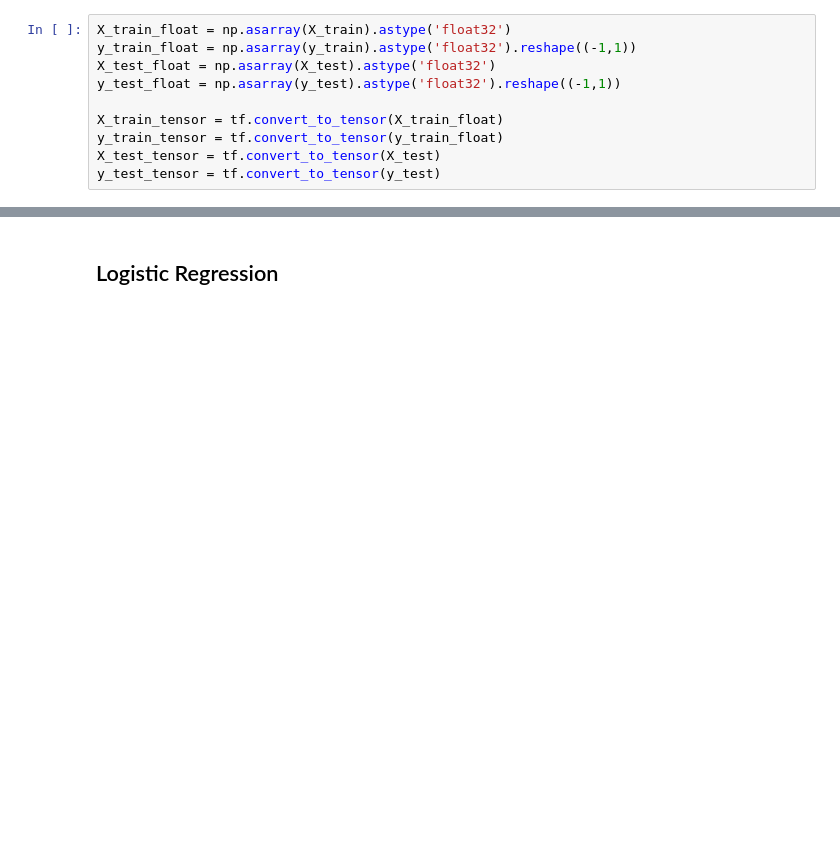
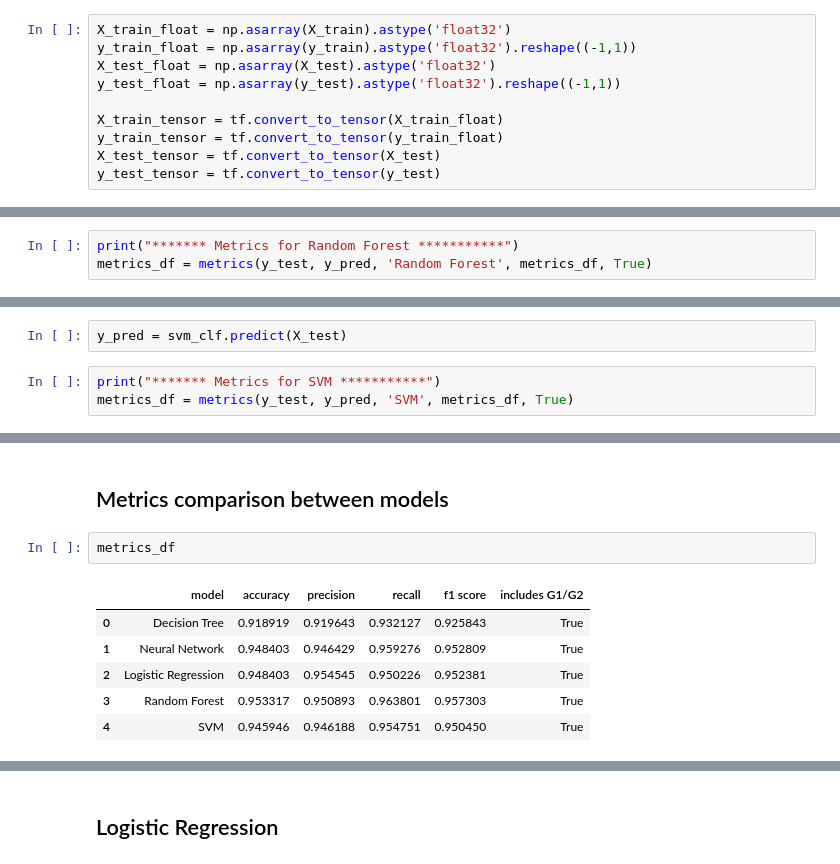
Before and after one commit to rohitRaikhy/Data-Mining---Student-Predictions, a Jupyter notebook: Student_Performance_Models.ipynb, the cells around one changed output, grey strips where cells are left out. Drawn from its saved outputs; the diff is of its cells as text; blank space fills up the shorter version.

```diff
--- a/Student_Performance_Models.ipynb
+++ b/Student_Performance_Models.ipynb
@@ -596,0 +651,3 @@ Confusion Matrix:
+# %%
+print("******* Metrics for Random Forest ***********")
+metrics_df = metrics(y_test, y_pred, 'Random Forest', metrics_df, True)
@@ -596,0 +687,5 @@ Confusion Matrix:
+# %%
+y_pred = svm_clf.predict(X_test)
+# %%
+print("******* Metrics for SVM ***********")
+metrics_df = metrics(y_test, y_pred, 'SVM', metrics_df, True)
@@ -596,0 +713,11 @@ Confusion Matrix:
+# %% [markdown]
+## Metrics comparison between models
+# %%
+metrics_df
+# %% [output]
+|  | model | accuracy | precision | recall | f1 score | includes G1/G2 |
+| 0 | Decision Tree | 0.918919 | 0.919643 | 0.932127 | 0.925843 | True |
+| 1 | Neural Network | 0.948403 | 0.946429 | 0.959276 | 0.952809 | True |
+| 2 | Logistic Regression | 0.948403 | 0.954545 | 0.950226 | 0.952381 | True |
+| 3 | Random Forest | 0.953317 | 0.950893 | 0.963801 | 0.957303 | True |
+| 4 | SVM | 0.945946 | 0.946188 | 0.954751 | 0.950450 | True |
```
Also changed, not shown: parts of 48 cells of this notebook.
